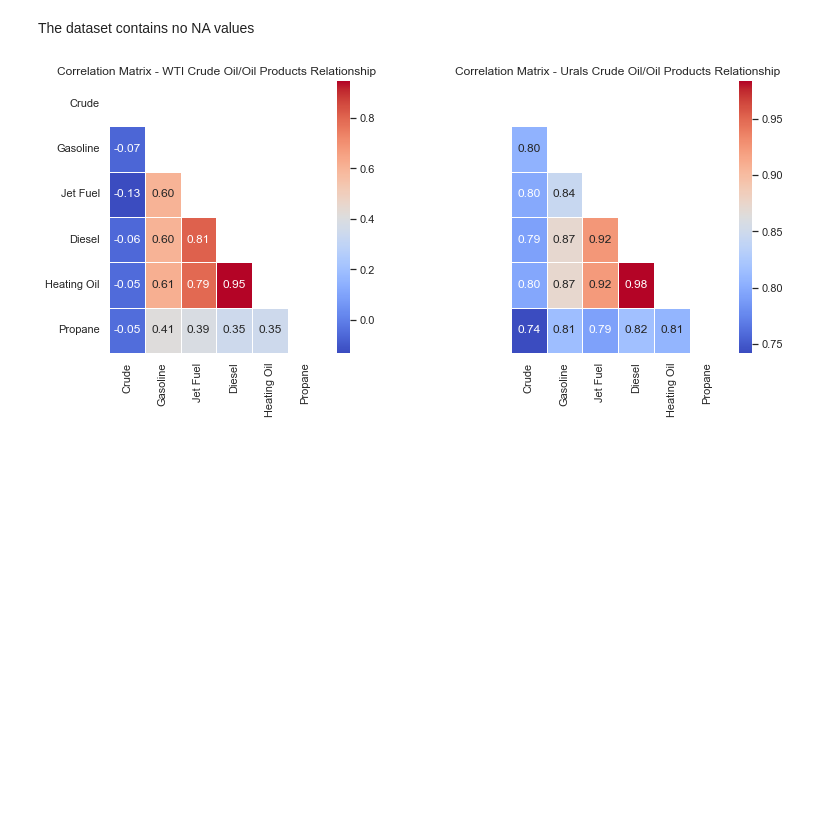
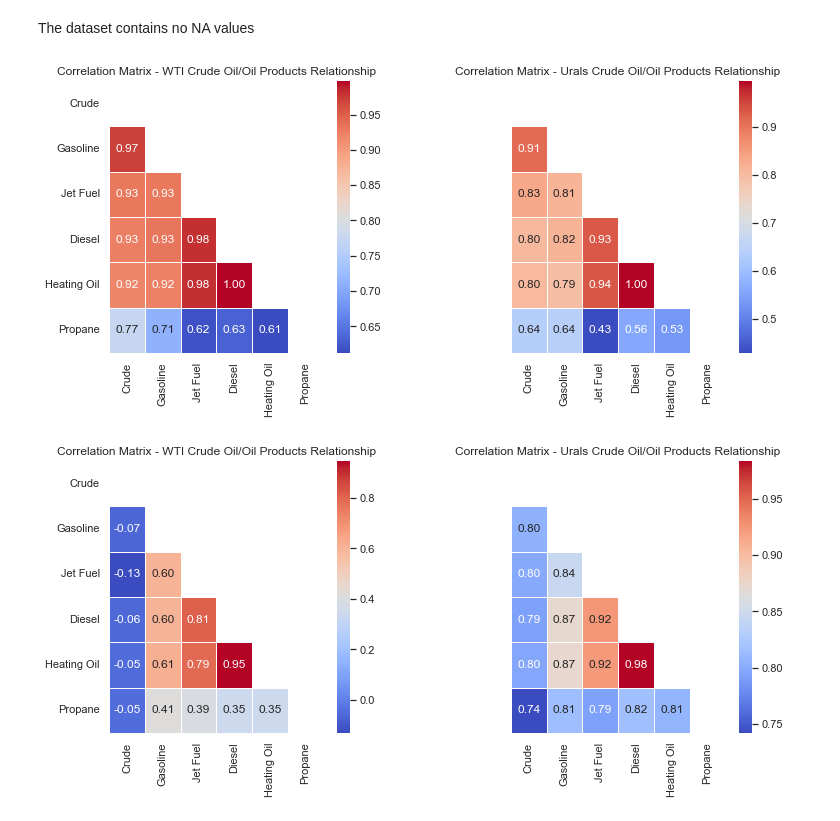
Before and after one commit to timdanilov/capstone-project, a Jupyter notebook: capstone.ipynb, the cells around one changed output. Saved outputs shown, nothing was run; the diff lists cells and outputs as text; code cells hidden in the pictures; blank space fills up the shorter version.

```diff
--- a/capstone.ipynb
+++ b/capstone.ipynb
@@ -363,5 +366,9 @@ Dubai
 # %% [markdown]
 The dataset contains no NA values
+# %%
+plot_corr_matrix([wti_df, urals_df])
+# %% [output]
+[figure, added]
 # %%
 plot_corr_matrix([wti_returns_df, urals_returns_df])
 # %% [output]
```
Also changed, not shown: parts of 5 cells of this notebook, 1 other file.
